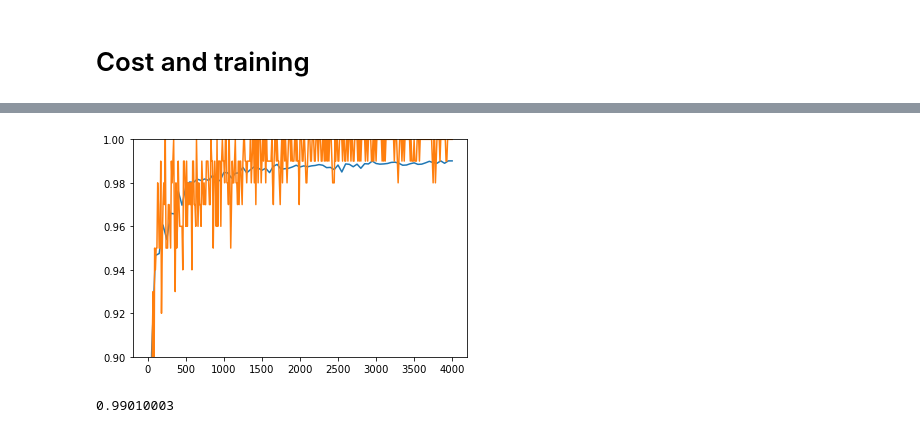
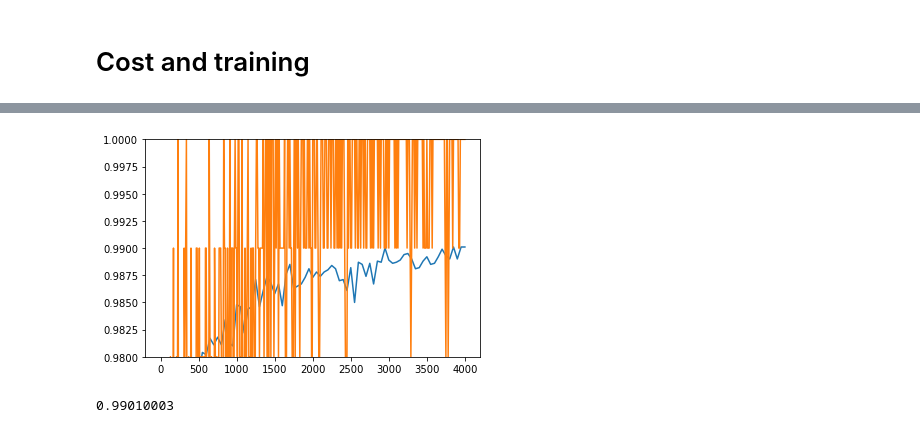
Before and after one commit to ZackAkil/tensor-fun, a Jupyter notebook: Tensor CNN.ipynb, the cells around one changed output, grey strips where cells are left out. Saved outputs shown, nothing was run; the diff lists cells and outputs as text; code cells hidden in the pictures.

```diff
--- a/Tensor CNN.ipynb
+++ b/Tensor CNN.ipynb
@@ -148,12 +148,12 @@ for i in range(4000+1): training_step(i, i % 50 == 0, i % 10 == 0)
 # %%
 import matplotlib.pyplot as plt
 
 plt.plot(list(zip(*test_score_log))[0],list(zip(*test_score_log))[1])
 plt.plot(list(zip(*train_score_log))[0],list(zip(*train_score_log))[1])
-plt.ylim(0.9,1)
+plt.ylim(0.98,1)
 plt.show()
 # %% [output]
-[figure, old version]
+[figure, new version]
 # %%
 sorted(list(zip(*test_score_log))[1])[-1]
 # %% [output]
```
Also changed, not shown: parts of 1 cell of this notebook.
